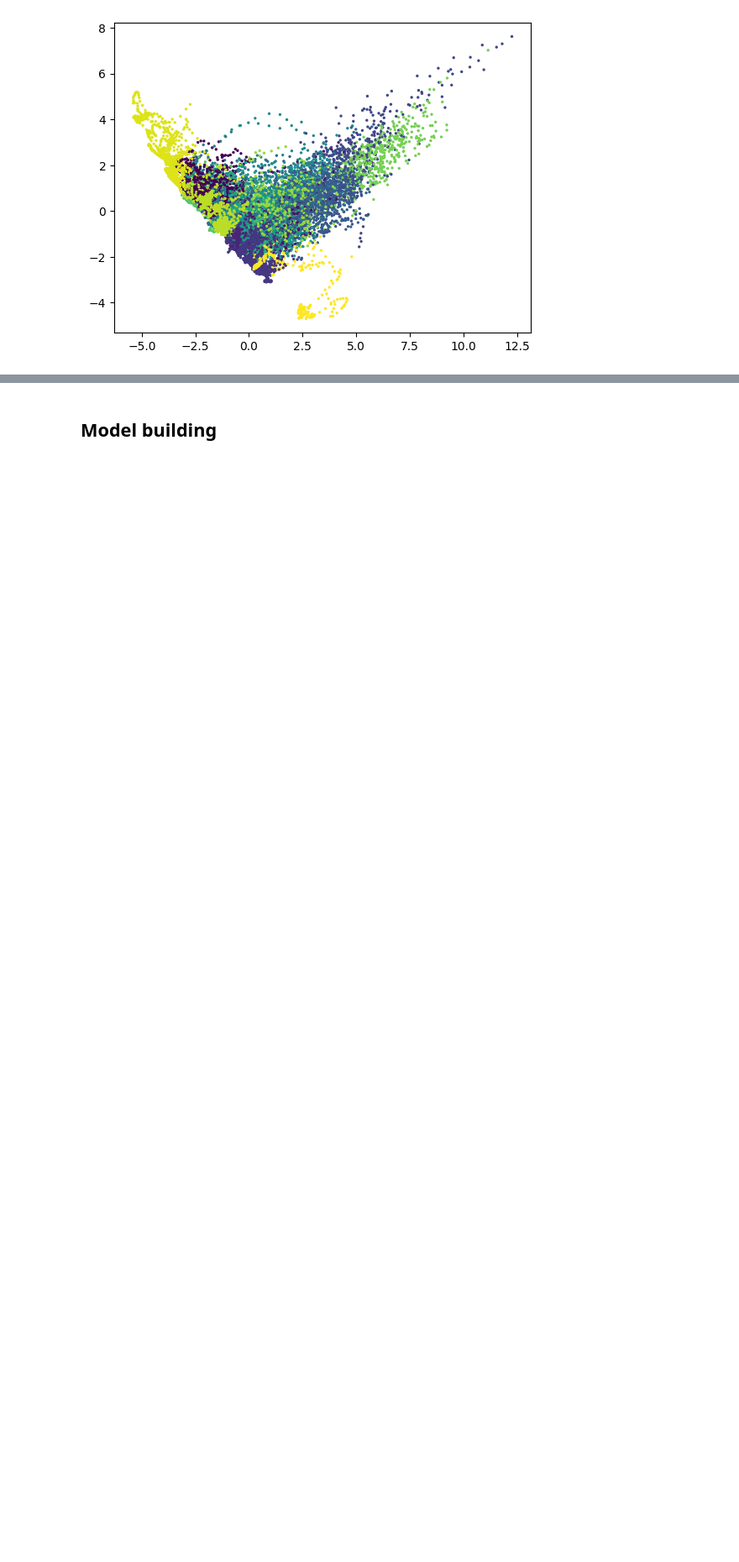
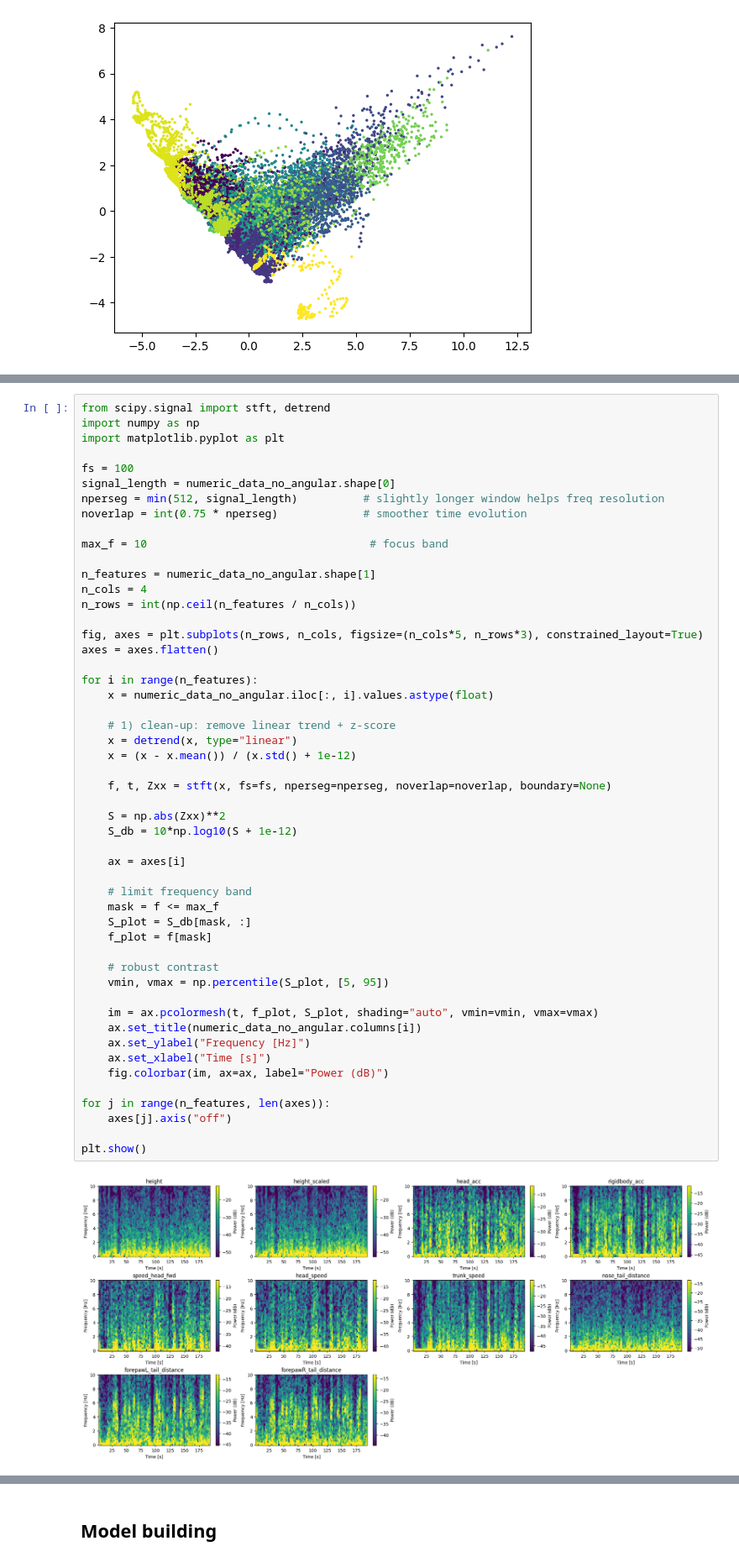
Before and after one commit to Thomasbush9/rearing_tracking, a Jupyter notebook: notebooks/data_analysis.ipynb, the cells around one changed output, grey strips where cells are left out. Shown at 84% size. Saved outputs shown, nothing was run; the diff lists cells and outputs as text; blank space fills up the shorter version.

```diff
--- a/notebooks/data_analysis.ipynb
+++ b/notebooks/data_analysis.ipynb
@@ -316,0 +530,53 @@ plt.show()
+# %%
+from scipy.signal import stft, detrend
+import numpy as np
+import matplotlib.pyplot as plt
+
+fs = 100
+signal_length = numeric_data_no_angular.shape[0]
+nperseg = min(512, signal_length)          # slightly longer window helps freq resolution
+noverlap = int(0.75 * nperseg)             # smoother time evolution
+
+max_f = 10                                  # focus band
+
+n_features = numeric_data_no_angular.shape[1]
+n_cols = 4
+n_rows = int(np.ceil(n_features / n_cols))
+
+fig, axes = plt.subplots(n_rows, n_cols, figsize=(n_cols*5, n_rows*3), constrained_layout=True)
+axes = axes.flatten()
+
+for i in range(n_features):
+    x = numeric_data_no_angular.iloc[:, i].values.astype(float)
+
+    # 1) clean-up: remove linear trend + z-score
+    x = detrend(x, type="linear")
+    x = (x - x.mean()) / (x.std() + 1e-12)
+
+    f, t, Zxx = stft(x, fs=fs, nperseg=nperseg, noverlap=noverlap, boundary=None)
+
+    S = np.abs(Zxx)**2
+    S_db = 10*np.log10(S + 1e-12)
+
+    ax = axes[i]
+
+    # limit frequency band
+    mask = f <= max_f
+    S_plot = S_db[mask, :]
+    f_plot = f[mask]
+
+    # robust contrast
+    vmin, vmax = np.percentile(S_plot, [5, 95])
+
+    im = ax.pcolormesh(t, f_plot, S_plot, shading="auto", vmin=vmin, vmax=vmax)
+    ax.set_title(numeric_data_no_angular.columns[i])
+    ax.set_ylabel("Frequency [Hz]")
+    ax.set_xlabel("Time [s]")
+    fig.colorbar(im, ax=ax, label="Power (dB)")
+
+for j in range(n_features, len(axes)):
+    axes[j].axis("off")
+
+plt.show()
+# %% [output]
+[figure, added]
```
Also changed, not shown: parts of 17 cells of this notebook, 20 other files.
